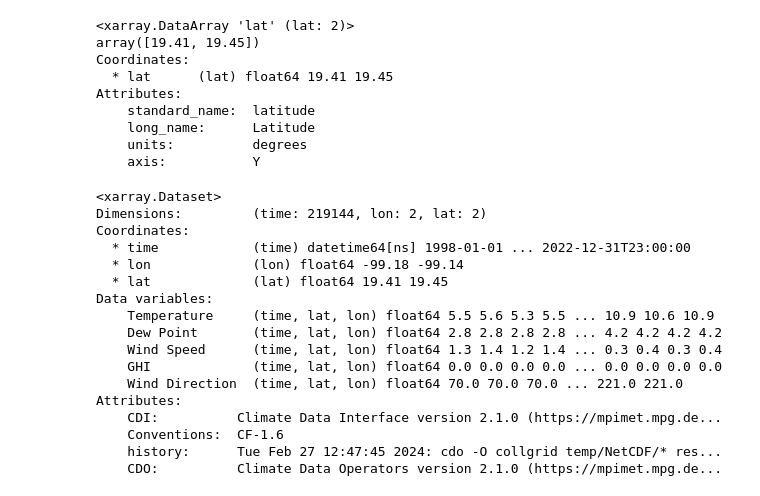
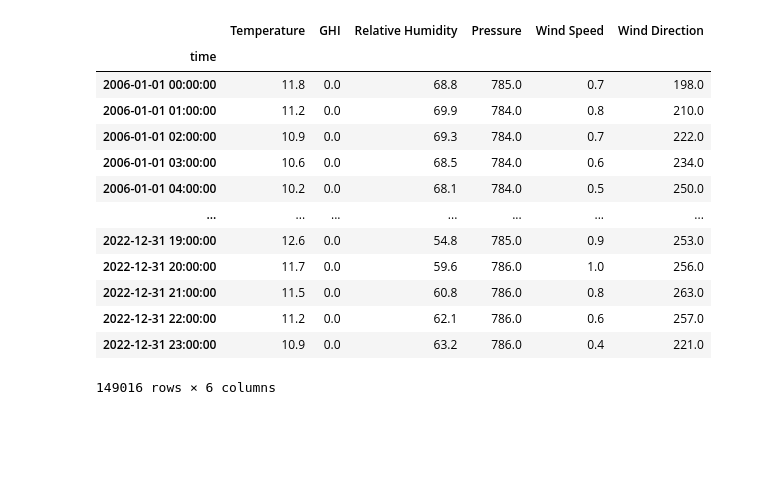
Before and after one commit to rodrigoms95/recurso_solar, a Jupyter notebook: code/test.ipynb, the cells around one changed output. Drawn from its saved outputs; the diff is of its cells as text; code cells hidden in the pictures; blank space fills up the shorter version.

```diff
--- a/code/test.ipynb
+++ b/code/test.ipynb
@@ -91,36 +14,25 @@ xr.load_dataset(fname).to_dataframe()
-# %%
-ds["lat"]
-# %% [output]
-<xarray.DataArray 'lat' (lat: 2)>
-array([19.41, 19.45])
-Coordinates:
-  * lat      (lat) float64 19.41 19.45
-Attributes:
-    standard_name:  latitude
-    long_name:      Latitude
-    units:          degrees
-    axis:           Y
-# %%
-ds["lat"] = ds["lat"].assign_attrs( standard_name= "latitude",
-        long_name = "Latitude", units="degrees" )
-ds["lon"] = ds["lon"].assign_attrs(standard_name= "longitude",
-        long_name = "Longitude", units="degrees" )
-ds.to_netcdf()
-# %% [output]
-<xarray.Dataset>
-Dimensions:         (time: 219144, lon: 2, lat: 2)
-Coordinates:
-  * time            (time) datetime64[ns] 1998-01-01 ... 2022-12-31T23:00:00
-  * lon             (lon) float64 -99.18 -99.14
-  * lat             (lat) float64 19.41 19.45
-Data variables:
-    Temperature     (time, lat, lon) float64 5.5 5.6 5.3 5.5 ... 10.9 10.6 10.9
-    Dew Point       (time, lat, lon) float64 2.8 2.8 2.8 2.8 ... 4.2 4.2 4.2 4.2
-    Wind Speed      (time, lat, lon) float64 1.3 1.4 1.2 1.4 ... 0.3 0.4 0.3 0.4
-    GHI             (time, lat, lon) float64 0.0 0.0 0.0 0.0 ... 0.0 0.0 0.0 0.0
-    Wind Direction  (time, lat, lon) float64 70.0 70.0 70.0 ... 221.0 221.0
-Attributes:
-    CDI:          Climate Data Interface version 2.1.0 (https://mpimet.mpg.de...
-    Conventions:  CF-1.6
-    history:      Tue Feb 27 12:47:45 2024: cdo -O collgrid temp/NetCDF/* res...
-    CDO:          Climate Data Operators version 2.1.0 (https://mpimet.mpg.de...
+# %%
+lat = 19.41
+lon = -99.14
+path = "../results/NSRDB_2.nc"
+ds = xr.open_dataset(path)
+df = ds.sel( {"lat": lat, "lon": lon} ).to_dataframe().reset_index(
+    ).drop( ["lat", "lon"], axis = 1 ).set_index("time")
+#df = df[ ~( (df.index.month == 2) & (df.index.day == 29) ) ]
+df = df.drop("DNI", axis = 1)
+df
+# %% [output]
+|  | Temperature | GHI | Relative Humidity | Pressure | Wind Speed | Wind Direction |
+| time |  |  |  |  |  |  |
+| 2006-01-01 00:00:00 | 11.8 | 0.0 | 68.8 | 785.0 | 0.7 | 198.0 |
+| 2006-01-01 01:00:00 | 11.2 | 0.0 | 69.9 | 784.0 | 0.8 | 210.0 |
+| 2006-01-01 02:00:00 | 10.9 | 0.0 | 69.3 | 784.0 | 0.7 | 222.0 |
+| 2006-01-01 03:00:00 | 10.6 | 0.0 | 68.5 | 784.0 | 0.6 | 234.0 |
+| 2006-01-01 04:00:00 | 10.2 | 0.0 | 68.1 | 784.0 | 0.5 | 250.0 |
+| ... | ... | ... | ... | ... | ... | ... |
+| 2022-12-31 19:00:00 | 12.6 | 0.0 | 54.8 | 785.0 | 0.9 | 253.0 |
+| 2022-12-31 20:00:00 | 11.7 | 0.0 | 59.6 | 786.0 | 1.0 | 256.0 |
+| 2022-12-31 21:00:00 | 11.5 | 0.0 | 60.8 | 786.0 | 0.8 | 263.0 |
+| 2022-12-31 22:00:00 | 11.2 | 0.0 | 62.1 | 786.0 | 0.6 | 257.0 |
+| 2022-12-31 23:00:00 | 10.9 | 0.0 | 63.2 | 786.0 | 0.4 | 221.0 |
+149016 rows × 6 columns
```
Also changed, not shown: parts of 12 cells of this notebook, 7 other files.
